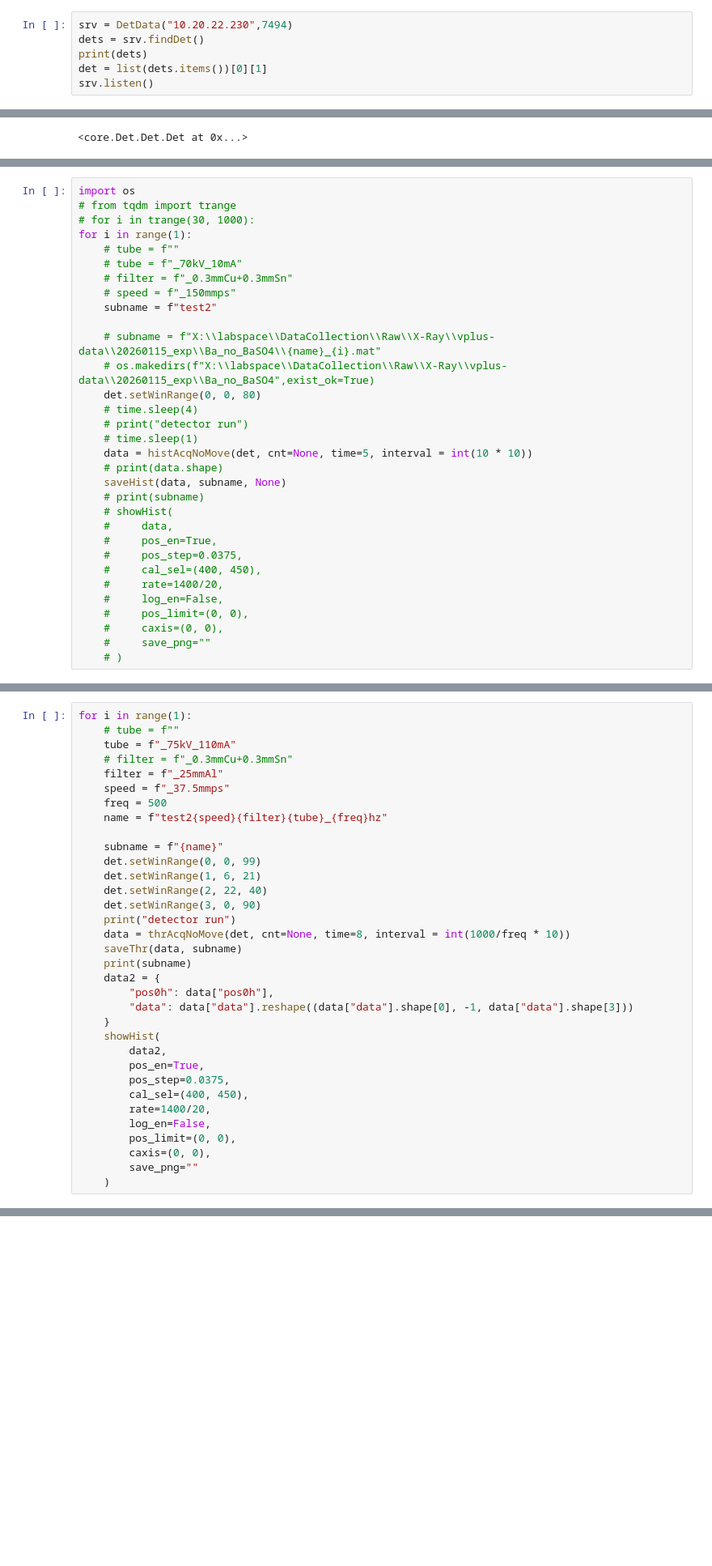
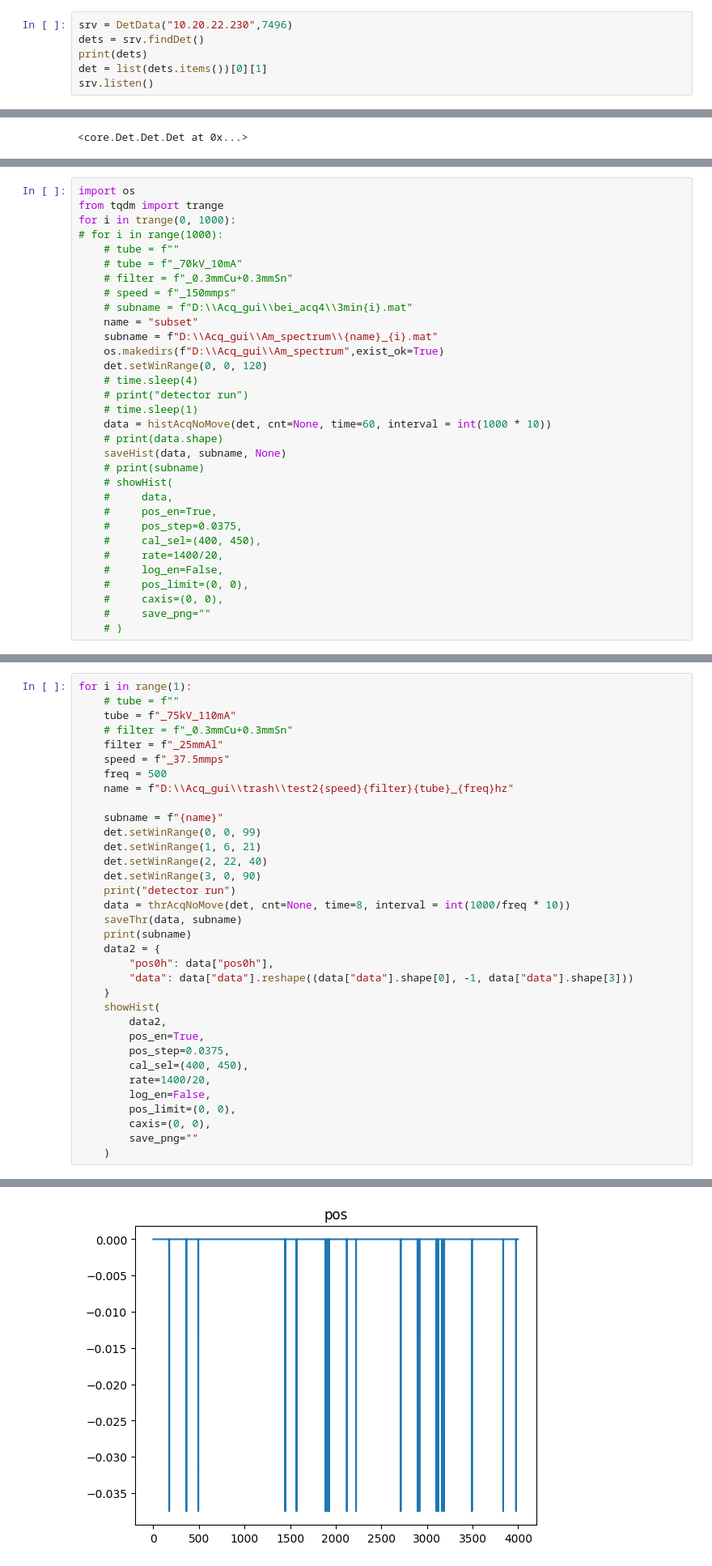
Before and after one commit to hqllab/Acq_gui, a Jupyter notebook: src/cor.ipynb, the cells around one changed output, grey strips where cells are left out. Shown at 81% size. Cells and saved outputs as stored; diff of their text form; blank space fills up the shorter version.

```diff
--- a/src/cor.ipynb
+++ b/src/cor.ipynb
@@ -9,7 +9,7 @@ from hdf5storage import loadmat
 import time
 from core.AcqFunc import *
 # %%
-srv = DetData("10.20.22.230",7494)
+srv = DetData("10.20.22.230",7496)
 dets = srv.findDet()
 print(dets)
 det = list(dets.items())[0][1]
@@ -94,21 +133,21 @@ det.setWinNum(4)
 # %%
 import os
-# from tqdm import trange
-# for i in trange(30, 1000):
-for i in range(1):
+from tqdm import trange
+for i in trange(0, 1000):
+# for i in range(1000):
     # tube = f""
     # tube = f"_70kV_10mA"
     # filter = f"_0.3mmCu+0.3mmSn"
     # speed = f"_150mmps"
-    subname = f"test2"
-
-    # subname = f"X:\\labspace\\DataCollection\\Raw\\X-Ray\\vplus-data\\20260115_exp\\Ba_no_BaSO4\\{name}_{i}.mat"
-    # os.makedirs(f"X:\\labspace\\DataCollection\\Raw\\X-Ray\\vplus-data\\20260115_exp\\Ba_no_BaSO4",exist_ok=True)
-    det.setWinRange(0, 0, 80)
+    # subname = f"D:\\Acq_gui\\bei_acq4\\3min{i}.mat"
+    name = "subset"
+    subname = f"D:\\Acq_gui\\Am_spectrum\\{name}_{i}.mat"
+    os.makedirs(f"D:\\Acq_gui\\Am_spectrum",exist_ok=True)
+    det.setWinRange(0, 0, 120)
     # time.sleep(4)
     # print("detector run")
     # time.sleep(1)
-    data = histAcqNoMove(det, cnt=None, time=5, interval = int(10 * 10))
+    data = histAcqNoMove(det, cnt=None, time=60, interval = int(1000 * 10))
     # print(data.shape)
     saveHist(data, subname, None)
     # print(subname)
@@ -135,7 +170,7 @@ for i in range(1):
     filter = f"_25mmAl"
     speed = f"_37.5mmps"
     freq = 500
-    name = f"test2{speed}{filter}{tube}_{freq}hz"
+    name = f"D:\\Acq_gui\\trash\\test2{speed}{filter}{tube}_{freq}hz"
 
     subname = f"{name}"
     det.setWinRange(0, 0, 99)
@@ -161,3 +196,4 @@ for i in range(1):
         caxis=(0, 0),
         save_png=""
     )
+# %% [output]
@@ -163,0 +203 @@ for i in range(1):
+[figure, added]
```
Also changed, not shown: parts of 5 cells of this notebook, 22 other files.
